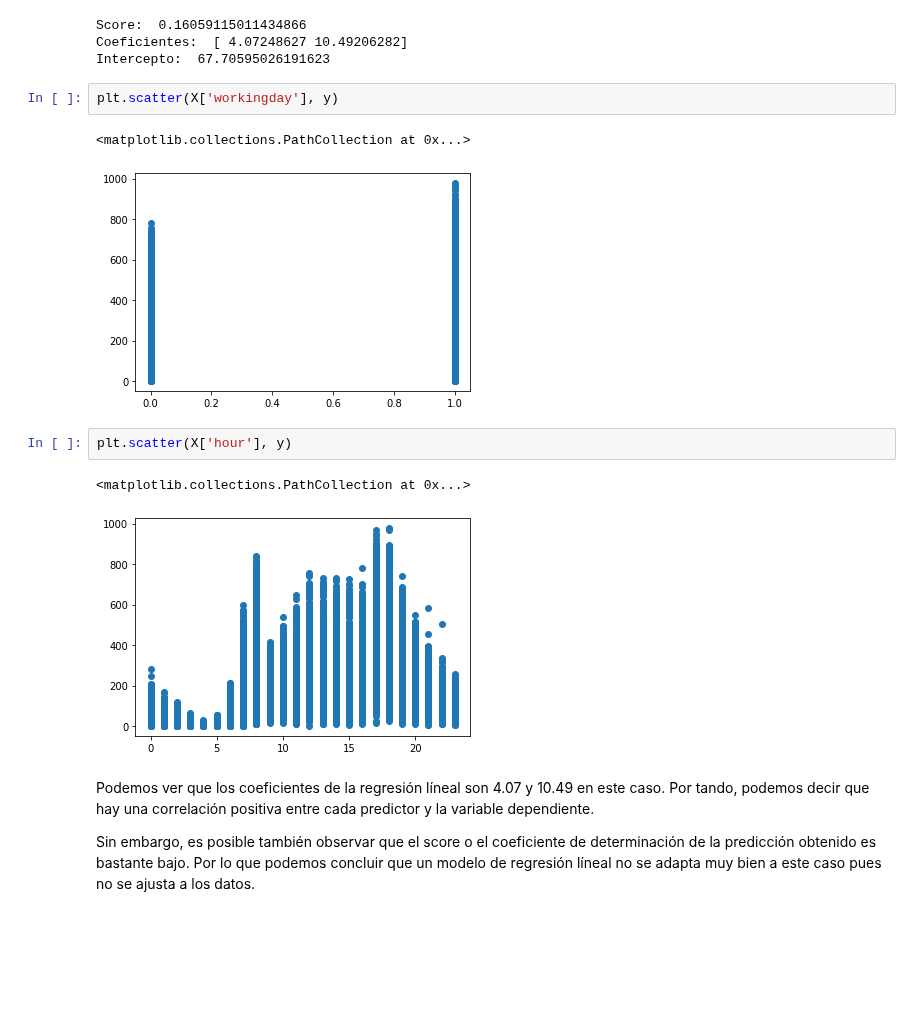
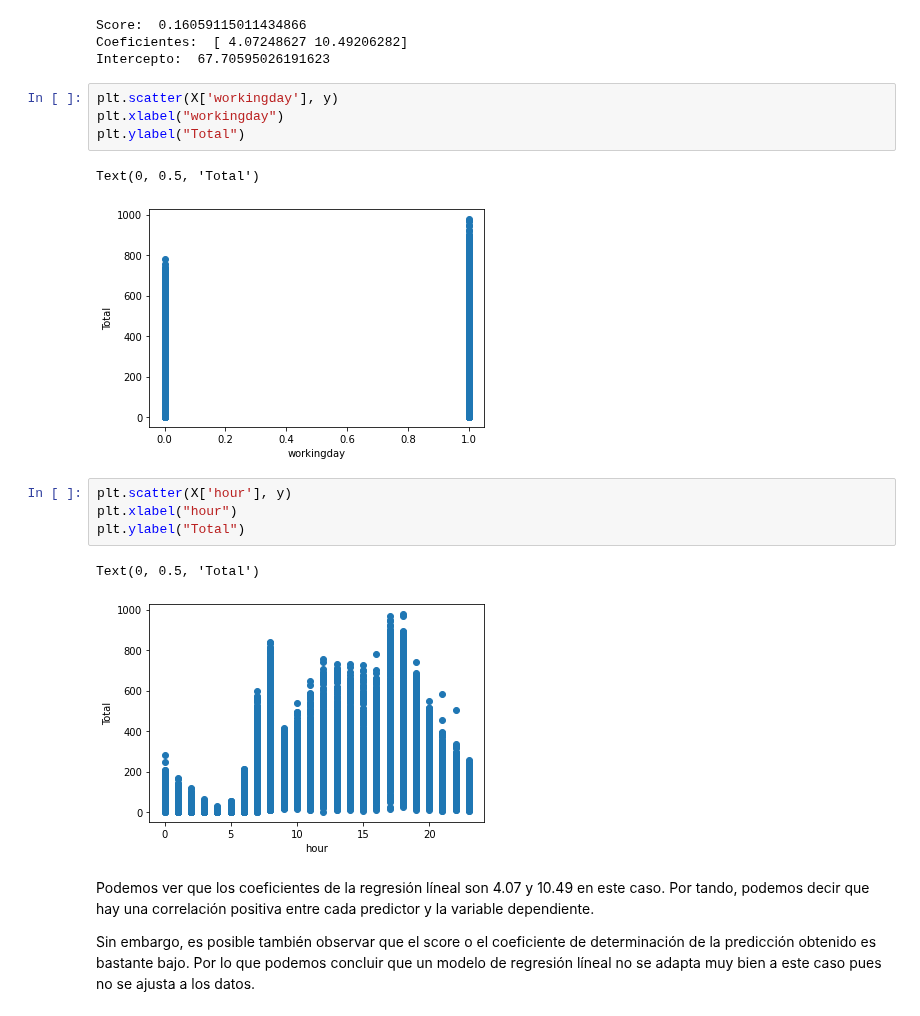
Before and after one commit to dsmunoz34/ML_NLP, a Jupyter notebook: Semana 1/S1TC1_arboles_ensamblajes.ipynb, the cells around one changed output. Cells and saved outputs as stored; diff of their text form; blank space fills up the shorter version.

```diff
--- a/Semana 1/S1TC1_arboles_ensamblajes.ipynb
+++ b/Semana 1/S1TC1_arboles_ensamblajes.ipynb
@@ -150,14 +149,18 @@ Coeficientes:  [ 4.07248627 10.49206282]
 Intercepto:  67.70595026191623
 # %%
 plt.scatter(X['workingday'], y)
+plt.xlabel("workingday")
+plt.ylabel("Total")
 # %% [output]
-<matplotlib.collections.PathCollection at 0x...>
+Text(0, 0.5, 'Total')
-[figure, old version]
+[figure, new version]
 # %%
 plt.scatter(X['hour'], y)
+plt.xlabel("hour")
+plt.ylabel("Total")
 # %% [output]
-<matplotlib.collections.PathCollection at 0x...>
+Text(0, 0.5, 'Total')
-[figure, old version]
+[figure, new version]
 # %% [markdown]
 Podemos ver que los coeficientes de la regresión líneal son 4.07 y 10.49 en este caso. Por tando, podemos decir que hay una correlación positiva entre cada predictor y la variable dependiente.
 
```
Also changed, not shown: parts of 14 cells of this notebook.
